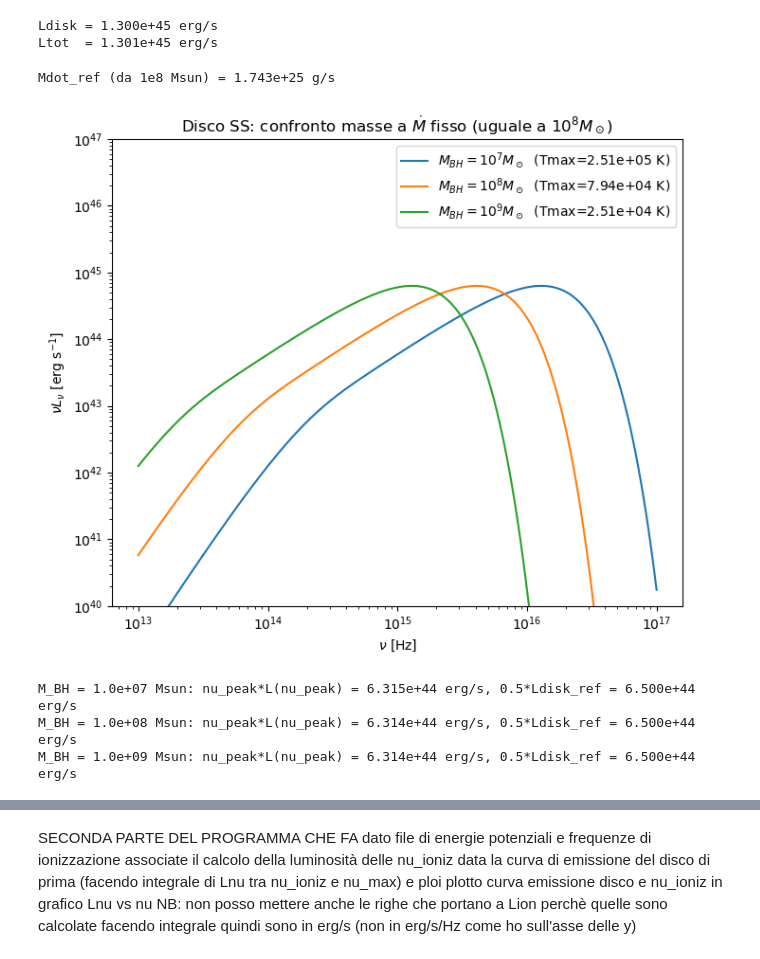
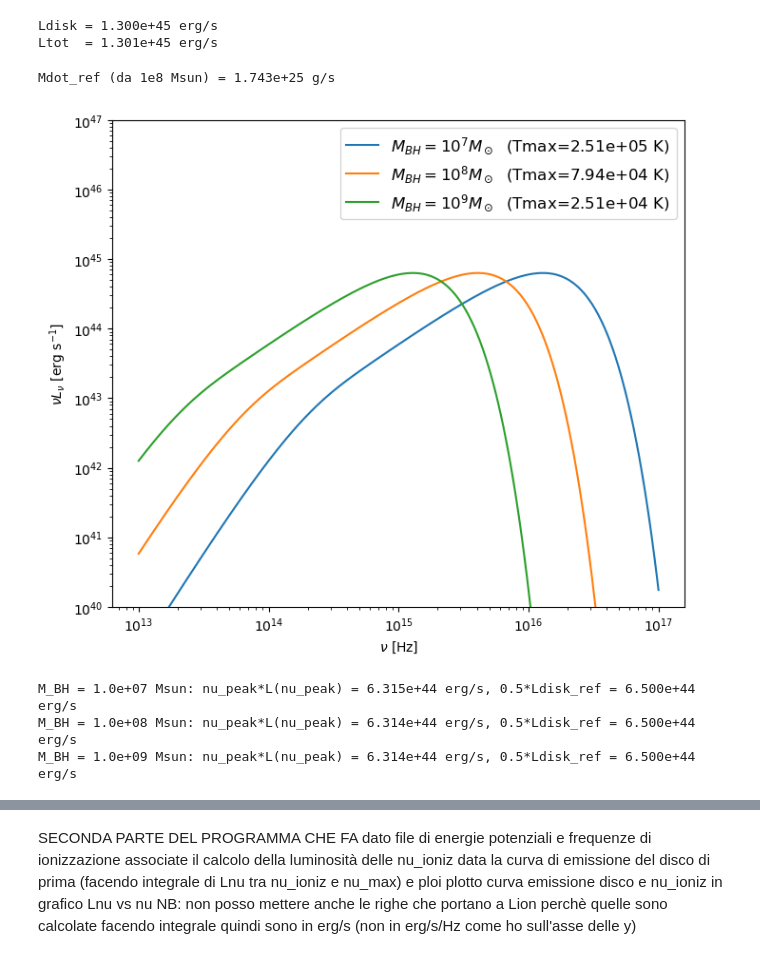
Before and after one commit to maddaba/Programmi_per_tesi, a Jupyter notebook: disco_SS.ipynb, the cells around one changed output, grey strips where cells are left out. Cells and saved outputs as stored; diff of their text form; code cells hidden in the pictures.

```diff
--- a/disco_SS.ipynb
+++ b/disco_SS.ipynb
@@ -142,37 +142,37 @@ def disk_nuLnu_fissato_mdot(MBH_msun, nu, Mdot_fissato, Nr=2000):
     # calcolo di L(nu) integrando su R
     integrand = R[None, :] * Bnu
     I_nu = np.trapezoid(integrand, R, axis=1)
     Lnu = 4 * np.pi**2 * I_nu
 
     return nu * Lnu, T.max()  # restituisco anche Tmax per confronto tra le curve per testare
 
 # confronto tra 3 masse diverse a Mdot fissato
 masse = [1e7, 1e8, 1e9]
 
 plt.figure(figsize=(7,6))
 for M in masse: # per ogni massa calcolo
     nuLnu, Tmax = disk_nuLnu_fissato_mdot(M, nu, Mdot_ref, Nr=Nr)
-    plt.loglog(nu, nuLnu, label=fr'$M_{{BH}}=10^{int(np.log10(M))} M_\odot$  (Tmax={Tmax:.2e} K)')
+    #faccio scritte legenda piu grandi
+    plt.loglog(nu, nuLnu, label=fr'$M_{{BH}}=10^{int(np.log10(M))} M_\odot$  (Tmax={Tmax:.2e} K)' )
 
 plt.xlabel(r'$\nu$ [Hz]')
 plt.ylabel(r'$\nu L_\nu$ [erg s$^{-1}$]')
-plt.title(r'Disco SS: confronto masse a $\dot{M}$ fisso (uguale a $10^8M_\odot$)')
 plt.ylim(1e40, 1e47)  # imposto limiti per evidenziare meglio le differenze tra le curve, soprattutto a frequenze più alte dove si vede meglio lo spostamento del picco verso frequenze più basse al crescere della massa del BH
-plt.legend()
+plt.legend( fontsize=12)
 plt.tight_layout()
 plt.show()
 
 #calcolo di nu_peak*L(nu_peak) per ogni massa e confronto con 0.5*Ldisk_ref
 for M in masse:
     nuLnu, Tmax = disk_nuLnu_fissato_mdot(M, nu, Mdot_ref, Nr=Nr)
     i_peak = np.argmax(nuLnu)
     nu_peak = nu[i_peak]
     Lnu_peak = nuLnu[i_peak] / nu_peak  # ricavo L(nu) a nu_peak da nu*L(nu)
     nuLnu_peak = nu_peak * Lnu_peak
     print(f"M_BH = {M:.1e} Msun: nu_peak*L(nu_peak) = {nuLnu_peak:.3e} erg/s, 0.5*Ldisk_ref = {0.5*Ldisk_ref:.3e} erg/s")
 # %% [output]
 Mdot_ref (da 1e8 Msun) = 1.743e+25 g/s
-[figure, old version]
+[figure, new version]
 M_BH = 1.0e+07 Msun: nu_peak*L(nu_peak) = 6.315e+44 erg/s, 0.5*Ldisk_ref = 6.500e+44 erg/s
 M_BH = 1.0e+08 Msun: nu_peak*L(nu_peak) = 6.314e+44 erg/s, 0.5*Ldisk_ref = 6.500e+44 erg/s
 M_BH = 1.0e+09 Msun: nu_peak*L(nu_peak) = 6.314e+44 erg/s, 0.5*Ldisk_ref = 6.500e+44 erg/s
```
Also changed, not shown: parts of 3 cells of this notebook, 20 other files.
